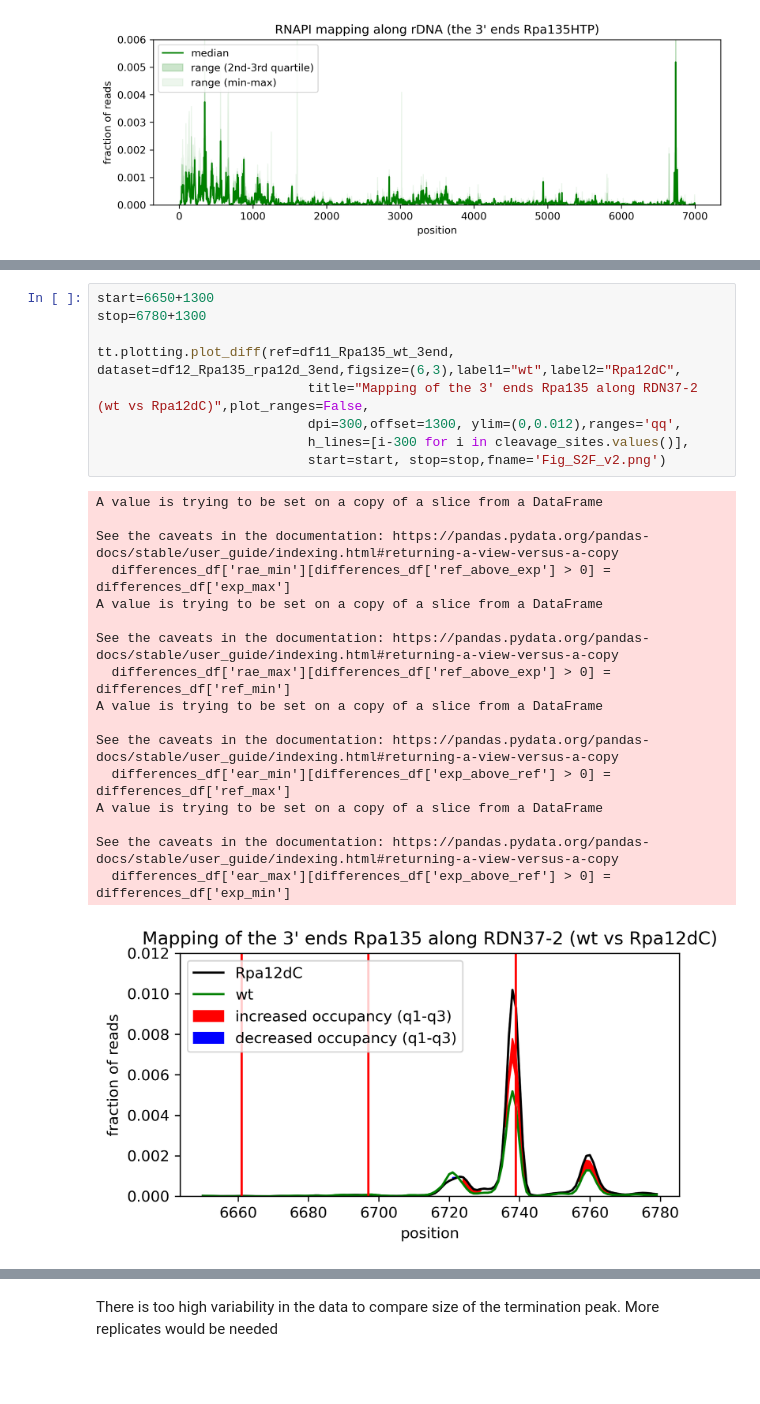
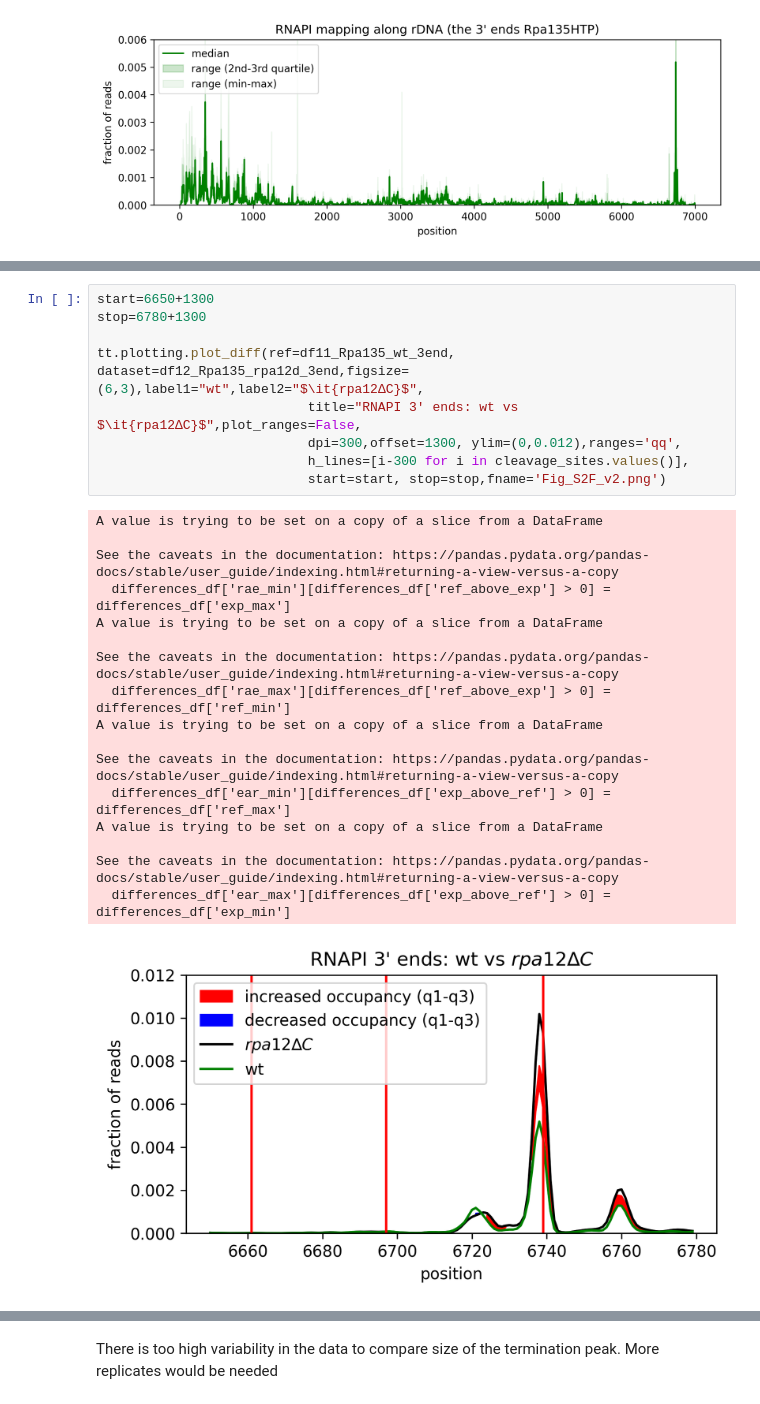
Before and after one commit to tturowski/Pol1_termination_MS, a Jupyter notebook: 05_notebooks/Fig_2_Rpa12dC.ipynb, the cells around one changed output, grey strips where cells are left out. Saved outputs shown, nothing was run; the diff lists cells and outputs as text; blank space fills up the shorter version.

```diff
--- a/05_notebooks/Fig_2_Rpa12dC.ipynb
+++ b/05_notebooks/Fig_2_Rpa12dC.ipynb
@@ -178,30 +350,30 @@ tt.plotting.plot_as_box_plot(df11_Rpa135_wt_3end, figsize=(5,3), title="RNAPI ma
 # %%
 start=6650+1300
 stop=6780+1300
 
-tt.plotting.plot_diff(ref=df11_Rpa135_wt_3end, dataset=df12_Rpa135_rpa12d_3end,figsize=(6,3),label1="wt",label2="Rpa12dC",
-                           title="Mapping of the 3' ends Rpa135 along RDN37-2 (wt vs Rpa12dC)",plot_ranges=False,
+tt.plotting.plot_diff(ref=df11_Rpa135_wt_3end, dataset=df12_Rpa135_rpa12d_3end,figsize=(6,3),label1="wt",label2="$\it{rpa12∆C}$",
+                           title="RNAPI 3' ends: wt vs $\it{rpa12∆C}$",plot_ranges=False,
                            dpi=300,offset=1300, ylim=(0,0.012),ranges='qq',
                            h_lines=[i-300 for i in cleavage_sites.values()],
                            start=start, stop=stop,fname='Fig_S2F_v2.png')
 # %% [output]
 A value is trying to be set on a copy of a slice from a DataFrame
 
 See the caveats in the documentation: https://pandas.pydata.org/pandas-docs/stable/user_guide/indexing.html#returning-a-view-versus-a-copy
   differences_df['rae_min'][differences_df['ref_above_exp'] > 0] = differences_df['exp_max']
 A value is trying to be set on a copy of a slice from a DataFrame
 
 See the caveats in the documentation: https://pandas.pydata.org/pandas-docs/stable/user_guide/indexing.html#returning-a-view-versus-a-copy
   differences_df['rae_max'][differences_df['ref_above_exp'] > 0] = differences_df['ref_min']
 A value is trying to be set on a copy of a slice from a DataFrame
 
 See the caveats in the documentation: https://pandas.pydata.org/pandas-docs/stable/user_guide/indexing.html#returning-a-view-versus-a-copy
   differences_df['ear_min'][differences_df['exp_above_ref'] > 0] = differences_df['ref_max']
 A value is trying to be set on a copy of a slice from a DataFrame
 
 See the caveats in the documentation: https://pandas.pydata.org/pandas-docs/stable/user_guide/indexing.html#returning-a-view-versus-a-copy
   differences_df['ear_max'][differences_df['exp_above_ref'] > 0] = differences_df['exp_min']
-[figure, old version]
+[figure, new version]
 # %%
 start=6710+1300
 stop=6770+1300
```
Also changed, not shown: parts of 15 cells of this notebook, 37 other files.
